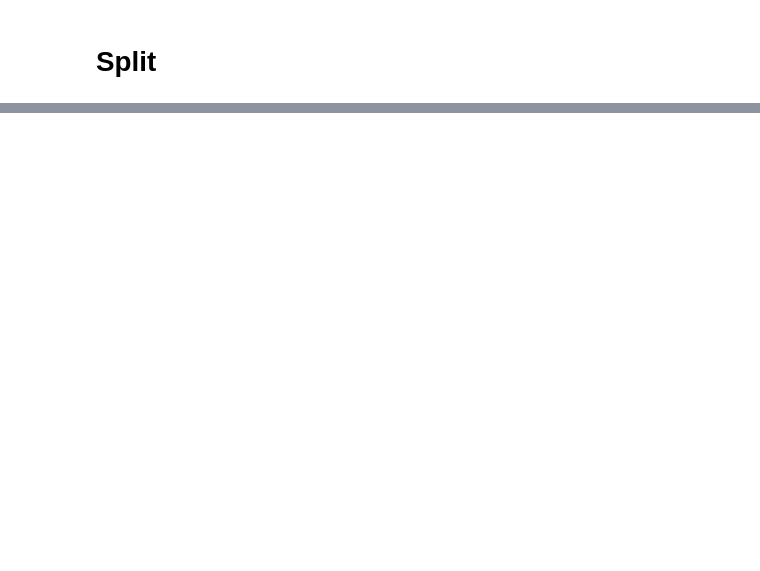
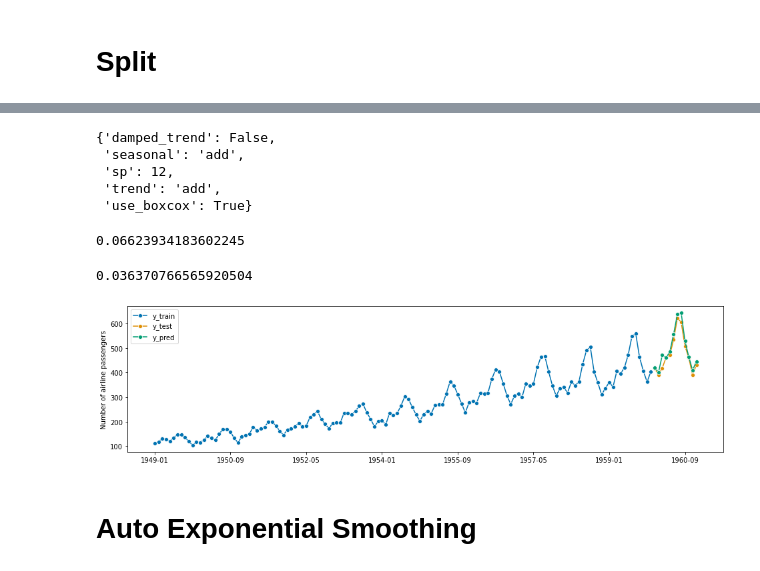
Before and after one commit to rjafarau/hands-on-time-series-analysis-python, a Jupyter notebook: source/CH03_Smoothing_Methods.ipynb, the cells around one changed output, grey strips where cells are left out. Cells and saved outputs as stored; diff of their text form; code cells hidden in the pictures; blank space fills up the shorter version.

```diff
--- a/source/CH03_Smoothing_Methods.ipynb
+++ b/source/CH03_Smoothing_Methods.ipynb
@@ -496,0 +176,18 @@ plt.show()
+# %%
+tes_param_grid = {
+    'trend': ['add', 'mul'],
+    'damped_trend': [False, True],
+    'seasonal': ['add', 'mul'],
+    'sp': [12],
+    'use_boxcox': [False, True, 0]
+}
+# %%
+%%time
+tes_cv = ForecastingGridSearchCV(
+    forecaster=ExponentialSmoothing(),
+    cv=cv,
+    param_grid=tes_param_grid,
+    scoring=sMAPE(),
+    n_jobs=-1
+)
+tes_cv.fit(y_train)
@@ -496,0 +225,24 @@ plt.show()
+# %%
+tes_cv.best_params_
+# %% [output]
+{'damped_trend': False,
+ 'seasonal': 'add',
+ 'sp': 12,
+ 'trend': 'add',
+ 'use_boxcox': True}
+# %%
+tes_cv.best_score_
+# %% [output]
+0.06623934183602245
+# %%
+y_pred = tes_cv.predict(fh)
+smape_loss(y_test, y_pred)
+# %% [output]
+0.036370766565920504
+# %%
+plot_series(y_train, y_test, y_pred, labels=['y_train', 'y_test', 'y_pred'])
+plt.show()
+# %% [output]
+[figure, added]
+# %% [markdown]
+# Auto Exponential Smoothing
```
Also changed, not shown: parts of 79 cells of this notebook.
